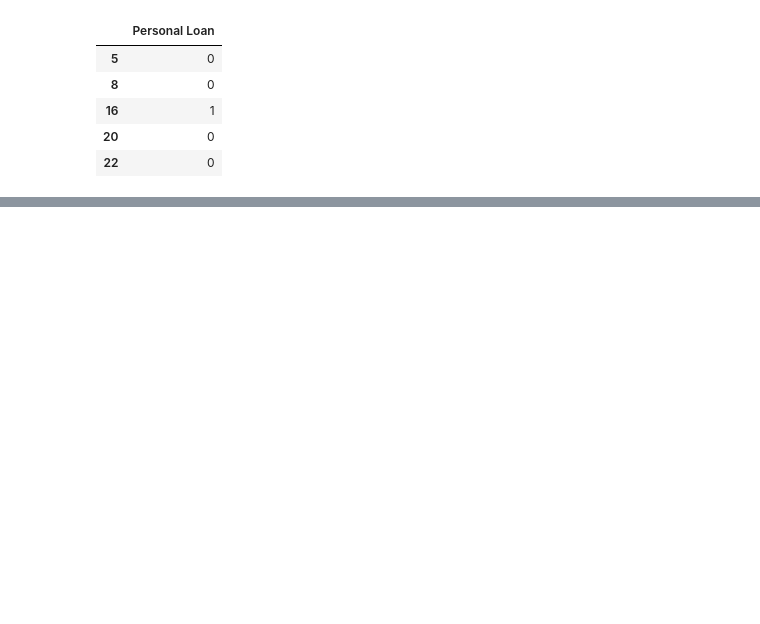
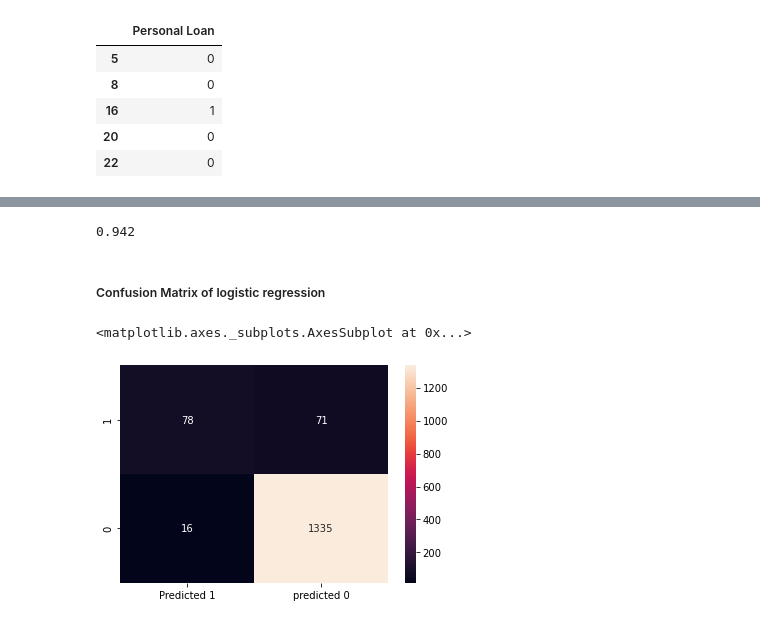
Before and after one commit to VAMSEE92/Bank-Personal-Loan-Model, a Jupyter notebook: Bank_Personal_Loan.ipynb, the cells around one changed output, grey strips where cells are left out. Drawn from its saved outputs; the diff is of its cells as text; code cells hidden in the pictures; blank space fills up the shorter version.

```diff
--- a/Bank_Personal_Loan.ipynb
+++ b/Bank_Personal_Loan.ipynb
@@ -301,0 +321,4 @@ From above we can see that Experience:Log_Experience, Income:Log_Income, CCAvg:L
+# %%
+# We need to split the data into training and test set. we can doit this by train_test_split method
+X_train,X_test,y_train,y_test=train_test_split(data.drop(['ID','ZIP Code','Personal Loan'],axis=1),data[['Personal Loan']],test_size=0.3,random_state=1)
+# Here we are dropping ID and Zip code as they might not carry any that determine the chances of person taking a loan
@@ -301,0 +333,4 @@ From above we can see that Experience:Log_Experience, Income:Log_Income, CCAvg:L
+# %%
+#fitting the model
+logisticModel=LogisticRegression(solver='liblinear')
+logisticModel.fit(X_train,y_train)
@@ -301,0 +343,3 @@ From above we can see that Experience:Log_Experience, Income:Log_Income, CCAvg:L
+# %%
+y_lrPredict=pd.DataFrame(logisticModel.predict(X_test))
+y_lrProb=logisticModel.predict_proba(X_test)
@@ -301,0 +354,13 @@ From above we can see that Experience:Log_Experience, Income:Log_Income, CCAvg:L
+# %%
+logisticModel.score(X_test,y_test)
+# %% [output]
+0.942
+# %% [markdown]
+##### Confusion Matrix of logistic regression
+# %%
+lrCm=metrics.confusion_matrix(y_test,y_lrPredict,labels=[1,0])
+lrconfusionMatrix=pd.DataFrame(lrCm,index=[i for i in [1,0]],columns=[i for i in ['Predicted 1','predicted 0']])
+sns.heatmap(lrconfusionMatrix,annot=True,fmt='g')
+# %% [output]
+<matplotlib.axes._subplots.AxesSubplot at 0x...>
+[figure, added]
```
Also changed, not shown: parts of 45 cells of this notebook.
